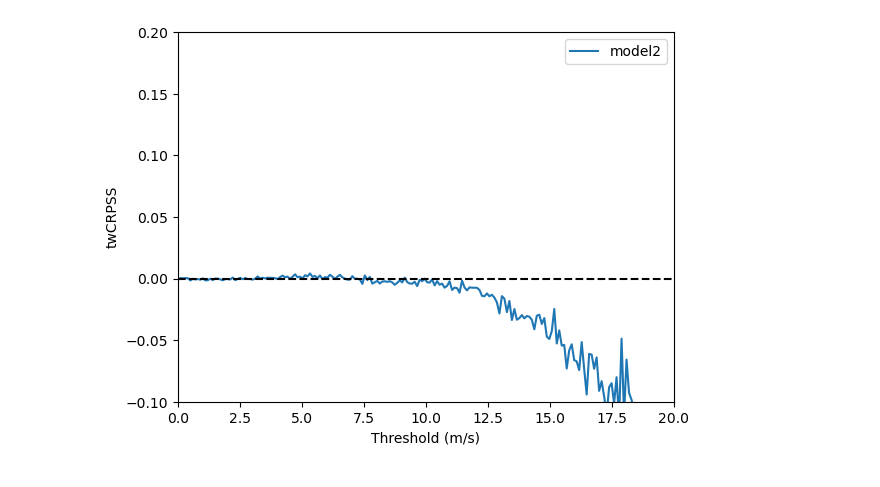
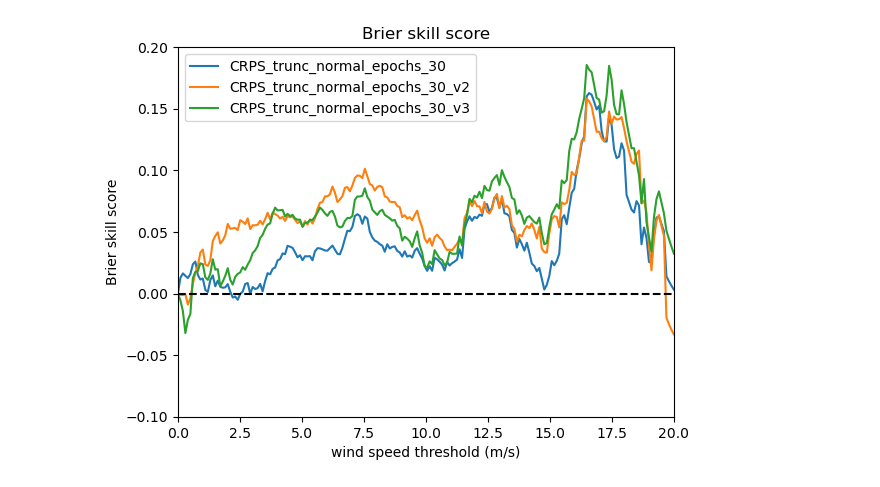
Before and after one commit to SimonHakvoort/thesiscode, a Jupyter notebook: src/nn_results/nn_results.ipynb, the cells around one changed output. Saved outputs shown, nothing was run; the diff lists cells and outputs as text; code cells hidden in the pictures.

```diff
--- a/src/nn_results/nn_results.ipynb
+++ b/src/nn_results/nn_results.ipynb
@@ -80,0 +26,9 @@ mymodels = {'model2': model2, 'model': model}
+# %%
+
+train_data, test_data, data_info = load_cv_data(3, features_names_dict)
+
+train_data = train_data.shuffle(len(train_data))
+
+train_data = train_data.batch(32)
+
+train_data = train_data.prefetch(tf.data.experimental.AUTOTUNE)
@@ -80,0 +50,6 @@ mymodels = {'model2': model2, 'model': model}
+# %%
+test_data = test_data.batch(len(test_data))
+
+test_data = test_data.repeat()
+
+test_data = test_data.prefetch(tf.data.experimental.AUTOTUNE)
@@ -80,0 +93,23 @@ mymodels = {'model2': model2, 'model': model}
+# %%
+nn_crps_e10_models = {'CRPS_trunc_normal_epochs_10': crps_tn_e10,
+                      'CRPS_trunc_normal_epochs_10_v2': crps_tn_e10_2,
+                      'CRPS_trunc_normal_epochs_10_v3': crps_tn_e10_3,
+                      'CRPS_trunc_normal_epochs_10_v4': crps_tn_e10_4}
+
+nn_crps_e30_models = {'CRPS_trunc_normal_epochs_30': crps_tn_e30,
+                        'CRPS_trunc_normal_epochs_30_v2': crps_tn_e30_2,
+                        'CRPS_trunc_normal_epochs_30_v3': crps_tn_e30_3}
+
+nn_crps_m_e20_models = {'CRPS_mixture_epochs_20': crps_m_e20,
+                        'CRPS_mixture_epochs_20_v2': crps_m_e20_2,
+                        'CRPS_mixture_epochs_30': crps_m_e30}
+
+nn_twcrps_models = {'twCRPS_M11_STD2_C20_e15': twCRPS_M11_STD2_C20_e15}
+# %%
+filepath = '/net/pc200239/nobackup/users/hakvoort/models/emos/batching/'
+
+emos_base = load_model(filepath + 'crps_batch_none_epochs_600')
+
+emos_batch_32_epochs_50 = load_model(filepath + 'crps_batch_32_epochs_50')
+
+emos_batch_32_epochs_150 = load_model(filepath + 'crps_batch_32_epochs_150')
@@ -91,3 +130,3 @@ make_brier_skill_plot_tf(model, mymodels, test_data, values, ylim)
 # %%
-make_twcrpss_plot_tf(model, mymodels, test_data, values, ylim)
+make_brier_skill_plot_tf(emos_base, nn_crps_e30_models, test_data, values, ylim=ylim)
 # %% [output]
@@ -98 +136 @@ make_twcrpss_plot_tf(model, mymodels, test_data, values, ylim)
-[figure, old version]
+[figure, new version]
```
Also changed, not shown: parts of 14 cells of this notebook, 8 other files.
